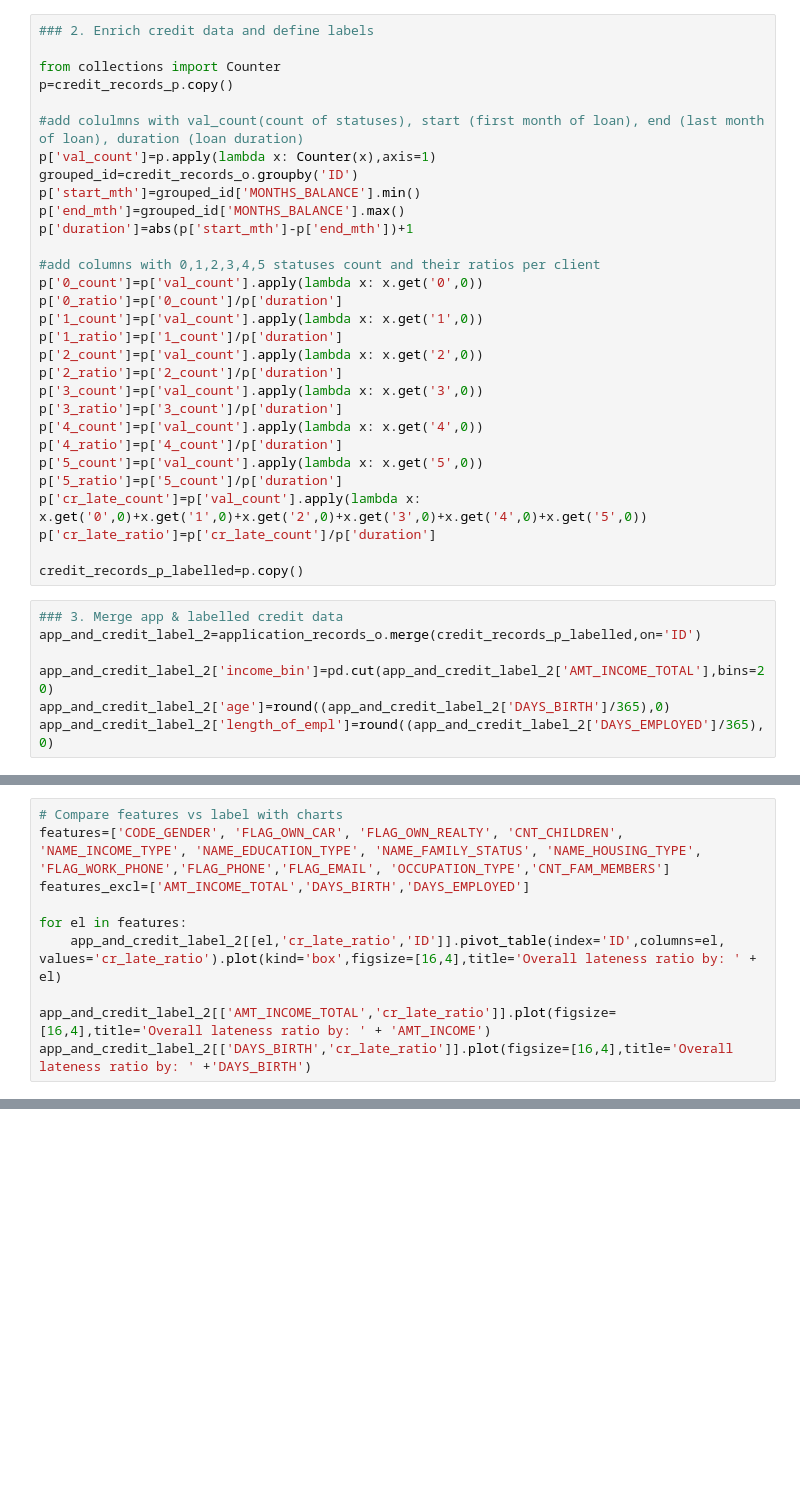
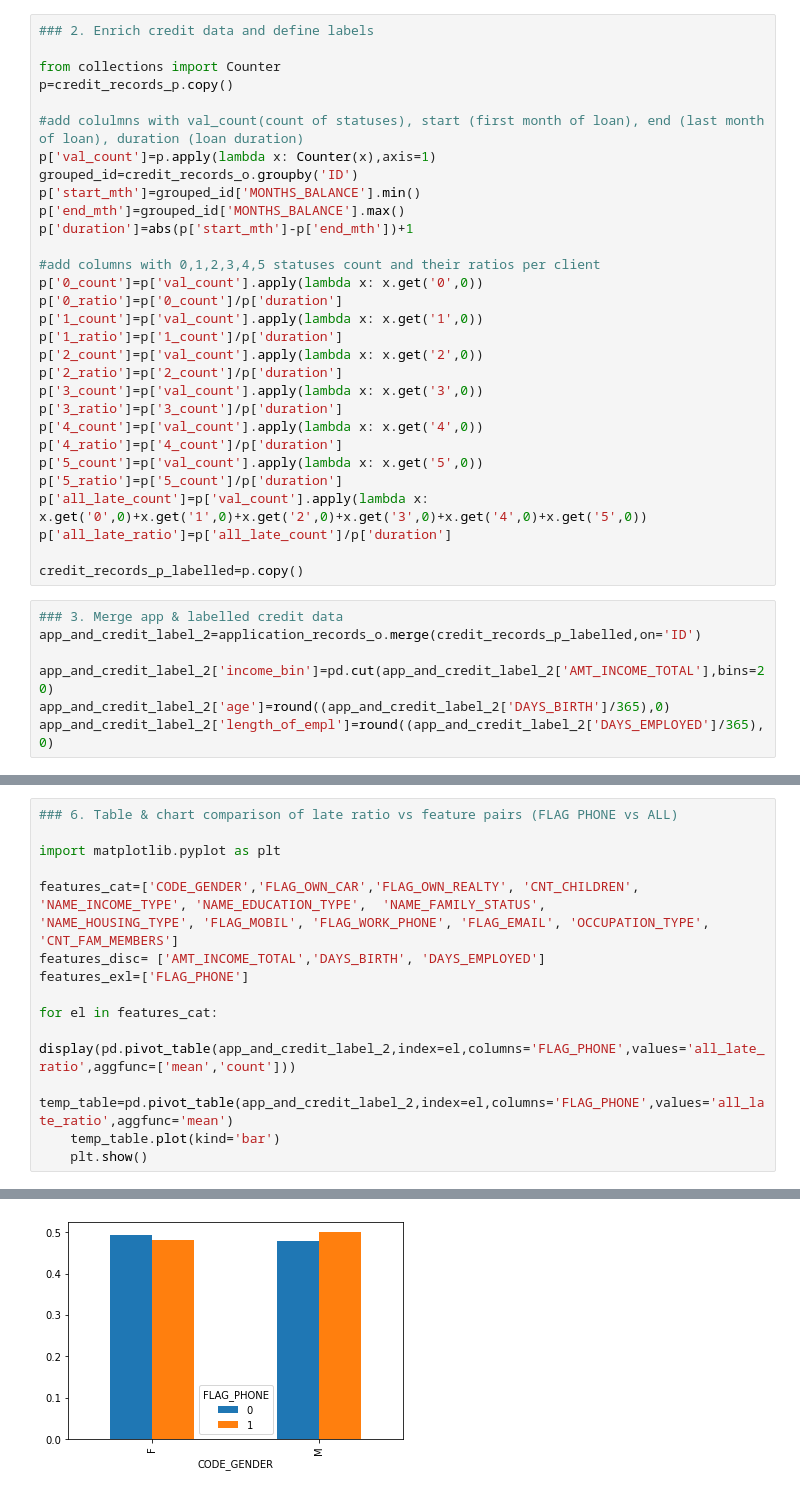
Before and after one commit to infoshareacademy/jdszr6-slytherin_group, a Jupyter notebook: PYTHON_project/Dominik_Mikulski/project2_clean.ipynb, the cells around one changed output, grey strips where cells are left out. Cells and saved outputs as stored; diff of their text form; blank space fills up the shorter version.

Commit message:
added features pairs vs late ratio exploration to project2_clean.ipynb

```diff
--- a/PYTHON_project/Dominik_Mikulski/project2_clean.ipynb
+++ b/PYTHON_project/Dominik_Mikulski/project2_clean.ipynb
@@ -66,8 +64,8 @@ p['4_count']=p['val_count'].apply(lambda x: x.get('4',0))
 p['4_ratio']=p['4_count']/p['duration']
 p['5_count']=p['val_count'].apply(lambda x: x.get('5',0))
 p['5_ratio']=p['5_count']/p['duration']
-p['cr_late_count']=p['val_count'].apply(lambda x: x.get('0',0)+x.get('1',0)+x.get('2',0)+x.get('3',0)+x.get('4',0)+x.get('5',0))
-p['cr_late_ratio']=p['cr_late_count']/p['duration']
+p['all_late_count']=p['val_count'].apply(lambda x: x.get('0',0)+x.get('1',0)+x.get('2',0)+x.get('3',0)+x.get('4',0)+x.get('5',0))
+p['all_late_ratio']=p['all_late_count']/p['duration']
 
 credit_records_p_labelled=p.copy()
 # %%
@@ -238,10 +237,0 @@ final_layout
-# %%
-# Compare features vs label with charts
-features=['CODE_GENDER', 'FLAG_OWN_CAR', 'FLAG_OWN_REALTY', 'CNT_CHILDREN', 'NAME_INCOME_TYPE', 'NAME_EDUCATION_TYPE', 'NAME_FAMILY_STATUS', 'NAME_HOUSING_TYPE', 'FLAG_WORK_PHONE','FLAG_PHONE','FLAG_EMAIL', 'OCCUPATION_TYPE','CNT_FAM_MEMBERS']
-features_excl=['AMT_INCOME_TOTAL','DAYS_BIRTH','DAYS_EMPLOYED']
-
-for el in features:
-    app_and_credit_label_2[[el,'cr_late_ratio','ID']].pivot_table(index='ID',columns=el, values='cr_late_ratio').plot(kind='box',figsize=[16,4],title='Overall lateness ratio by: ' + el)
-
-app_and_credit_label_2[['AMT_INCOME_TOTAL','cr_late_ratio']].plot(figsize=[16,4],title='Overall lateness ratio by: ' + 'AMT_INCOME')
-app_and_credit_label_2[['DAYS_BIRTH','cr_late_ratio']].plot(figsize=[16,4],title='Overall lateness ratio by: ' +'DAYS_BIRTH')
@@ -276,0 +238,16 @@ Name: cr_late_ratio, Length: 984, dtype: int64
+# %%
+### 6. Table & chart comparison of late ratio vs feature pairs (FLAG PHONE vs ALL)
+
+import matplotlib.pyplot as plt
+
+features_cat=['CODE_GENDER','FLAG_OWN_CAR','FLAG_OWN_REALTY', 'CNT_CHILDREN', 'NAME_INCOME_TYPE', 'NAME_EDUCATION_TYPE',  'NAME_FAMILY_STATUS',
+'NAME_HOUSING_TYPE', 'FLAG_MOBIL', 'FLAG_WORK_PHONE', 'FLAG_EMAIL', 'OCCUPATION_TYPE', 'CNT_FAM_MEMBERS']
+features_disc= ['AMT_INCOME_TOTAL','DAYS_BIRTH', 'DAYS_EMPLOYED']
+features_exl=['FLAG_PHONE']
+
+for el in features_cat:
+    display(pd.pivot_table(app_and_credit_label_2,index=el,columns='FLAG_PHONE',values='all_late_ratio',aggfunc=['mean','count']))
+    temp_table=pd.pivot_table(app_and_credit_label_2,index=el,columns='FLAG_PHONE',values='all_late_ratio',aggfunc='mean')
+    temp_table.plot(kind='bar')
+    plt.show()
+# %% [output]
@@ -276,0 +259 @@ Name: cr_late_ratio, Length: 984, dtype: int64
+[figure, added]
```
Also changed, not shown: parts of 6 cells of this notebook.
